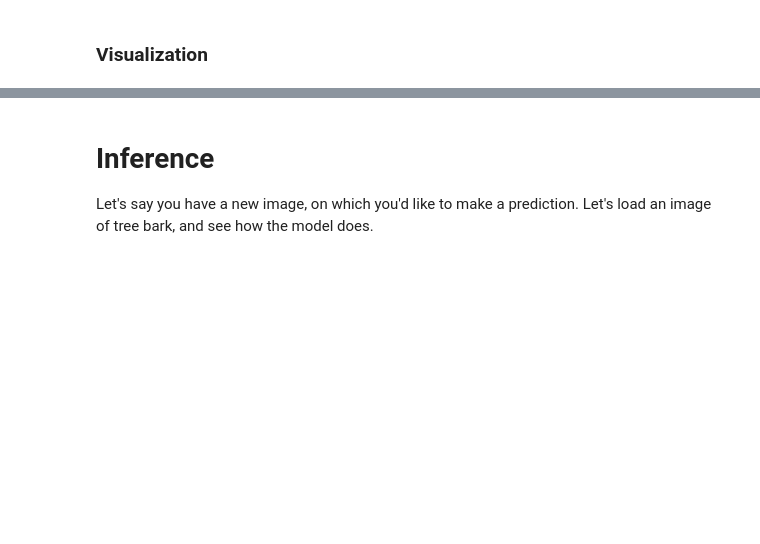
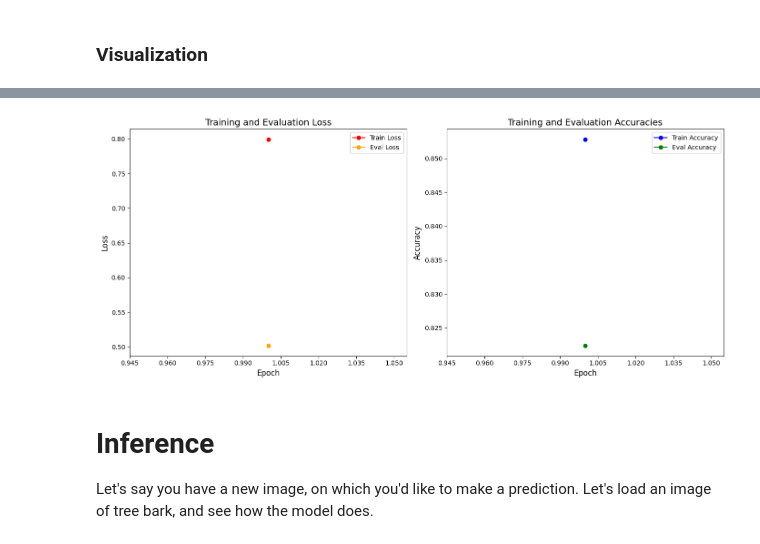
Before and after one commit to Alyzbane/TBKLY, a Jupyter notebook: notebooks/image_classification.ipynb, the cells around one changed output, grey strips where cells are left out. Saved outputs shown, nothing was run; the diff lists cells and outputs as text; code cells hidden in the pictures; blank space fills up the shorter version.

```diff
--- a/notebooks/image_classification.ipynb
+++ b/notebooks/image_classification.ipynb
@@ -204,7 +391,7 @@ os.environ['WANDB_DISABLED'] = 'true'
 # %%
 model_name = model_checkpoint.split("/")[-1]
-batch_size = 32
-model_name = f"Y:/ML/models/vision/finetuned/{model_name}-finetuned-Barkley-5"
+batch_size = 32  # or 8, uncomment gradient_accumulation (batch_size * gradient_accumulation) = total_batch_size
+model_name = f"{model_name}-finetuned-Barkley-5C"
 
 args = TrainingArguments(
     model_name,
@@ -215,7 +402,7 @@ args = TrainingArguments(
     per_device_train_batch_size=batch_size,
     # gradient_accumulation_steps=4,
     per_device_eval_batch_size=batch_size,
-    num_train_epochs=30,
+    num_train_epochs=20,
     fp16=True, # mixed precision
     warmup_ratio=0.1,
     weight_decay=1e-6,
@@ -223,11 +410,11 @@ args = TrainingArguments(
     optim='adamw_torch',
     # lr_scheduler_type='cosine',
     logging_strategy="epoch",
-    logging_dir='logs',
+    logging_dir='./logs',
     load_best_model_at_end=True,
     save_total_limit = 3,
     metric_for_best_model="loss", # change this for your desired metric in early stopping
-    push_to_hub=False,
+    push_to_hub=True,
     report_to='wandb',
 )
 # %% [markdown]
@@ -349,49 +632,60 @@ history = trainer.state.log_history
 # %%
 import matplotlib.pyplot as plt
 import matplotlib.ticker as ticker
 
-# Extract relevant data
-train_losses = []
-eval_losses = []
+def plot_results(history):
+    # Extract relevant data
+    train_losses = []
+    eval_losses = []
+    train_accuracy = []
+    eval_accuracy = []
 
-eval_accuracy = []
-train_accuracy = []
+    # Collect metrics from the history
+    for item in history[:-1]:  # exclude the last log entry if needed
+        if 'loss' in item:
+            train_losses.append(item['loss'])
+        if 'eval_loss' in item:
+            eval_losses.append(item['eval_loss'])
+        if 'train_accuracy' in item:
+            train_accuracy.append(item['train_accuracy'])
+        if 'eval_accuracy' in item:
+            eval_accuracy.append(item['eval_accuracy'])
 
-for item in history[:-1]: # exclude the log history of evaluation
-    if 'loss' in item:
-        train_losses.append(item['loss'])
-    if 'eval_loss' in item:
-        eval_losses.append(item['eval_loss'])
-    if 'eval_accuracy' in item:
-        eval_accuracy.append(item['eval_accuracy'])
-    if 'train_accuracy' in item:
-        train_accuracy.append(item['train_accuracy'])
+    # Create epochs based on the length of training losses
+    epochs = list(range(1, len(train_losses) + 1))
 
-# Plot
-plt.figure(figsize=(10, 5))
-epochs = range(1, len(train_losses) + 1)
+    plt.figure(figsize=(14, 6))
 
-# Plot training and  evaluation losses
-plt.subplot(1, 2, 1)
-plt.plot(epochs, train_losses, label='Train Loss')
-plt.plot(epochs, eval_losses, label='Eval Loss')
-plt.xlabel('Epoch')
-plt.ylabel('Loss')
-plt.title('Training and Evaluation Loss')
-plt.legend()
-plt.gca().xaxis.set_major_locator(ticker.MaxNLocator(integer=True))
+    # Plot training and evaluation losses
+    plt.subplot(1, 2, 1)
+    plt.plot(epochs, train_losses, label='Train Loss', color='red', marker='o')
+    plt.plot(epochs, eval_losses, label='Eval Loss', color='orange', marker='o')
+    plt.xlabel('Epoch', fontsize=12)
+    plt.ylabel('Loss', fontsize=12)
+    plt.title('Training and Evaluation Loss', fontsize=14)
+    plt.legend()
+    plt.gca().xaxis.set_major_locator(ticker.MaxNLocator(integer=True))
 
-# Plot evaluation and training accuracy
-plt.subplot(1, 2, 2)
-plt.plot(epochs, train_accuracy, label='Train Accuracy')
-plt.plot(epochs, eval_accuracy, label='Eval Accuracy')
-plt.xlabel('Epoch')
-plt.ylabel('Accuracy')
-plt.title('Training and Evaluation Accuracies')
-plt.legend()
+    # Plot training and evaluation accuracies
+    plt.subplot(1, 2, 2)
+    plt.plot(epochs, train_accuracy, label='Train Accuracy', color='blue', marker='o')
+    plt.plot(epochs, eval_accuracy, label='Eval Accuracy', color='green', marker='o')
+    plt.xlabel('Epoch', fontsize=12)
+    plt.ylabel('Accuracy', fontsize=12)
+    plt.title('Training and Evaluation Accuracies', fontsize=14)
+    plt.legend()
+    plt.gca().xaxis.set_major_locator(ticker.MaxNLocator(integer=True))
 
-plt.tight_layout()
-plt.gca().xaxis.set_major_locator(ticker.MaxNLocator(integer=True))
-plt.subplots_adjust(wspace=0.5)  # Adjust the width space between subplots
-plt.savefig("train_and_eval.jpg", dpi=300)
-plt.show()
+    # Adjust layout and spacing
+    plt.tight_layout()
+
+    # Save the figure with high resolution
+    plt.savefig(f"{model_name}/train_and_eval.jpg", dpi=300)
+
+    # Show the plot
+    plt.show()
+
+# Call the function to plot results
+plot_results(history)
+# %% [output]
+[figure, added]
```
Also changed, not shown: parts of 33 cells of this notebook, 4 other files.
